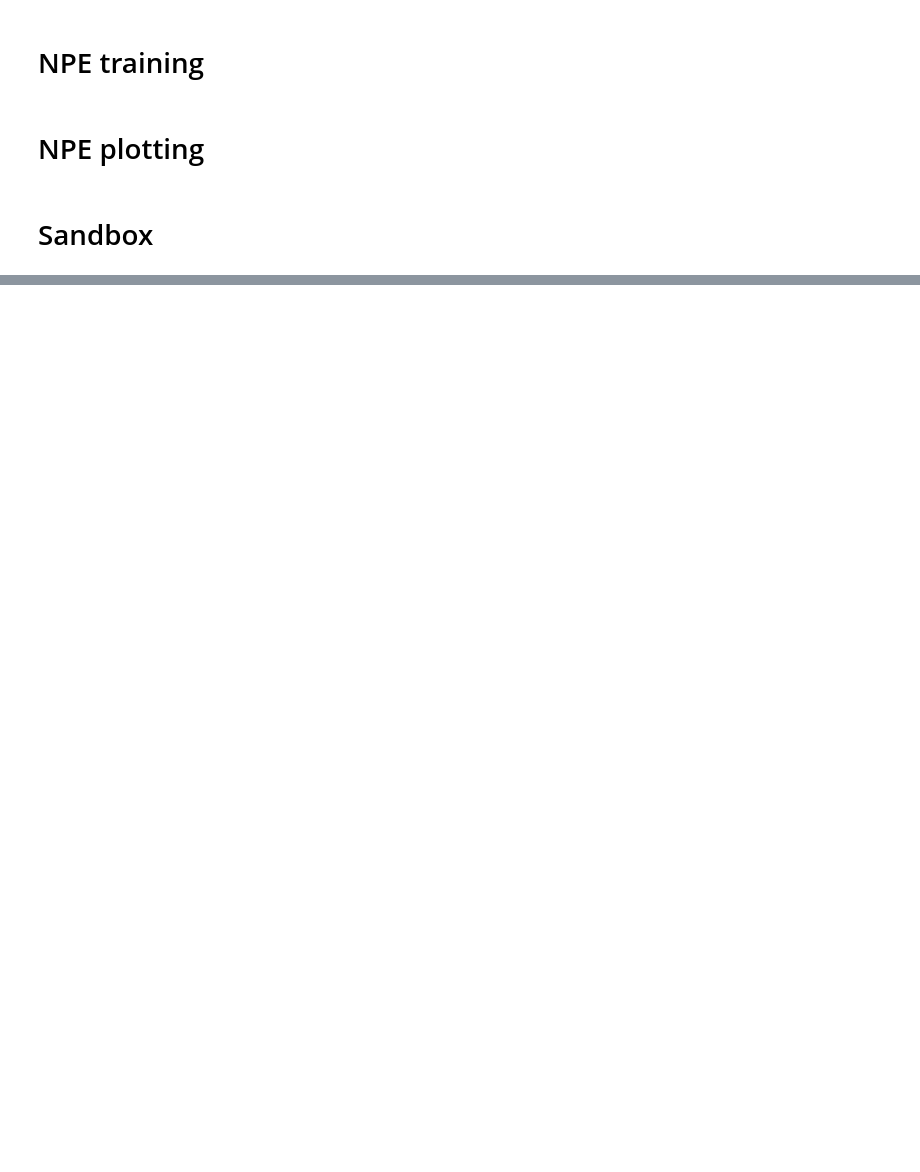
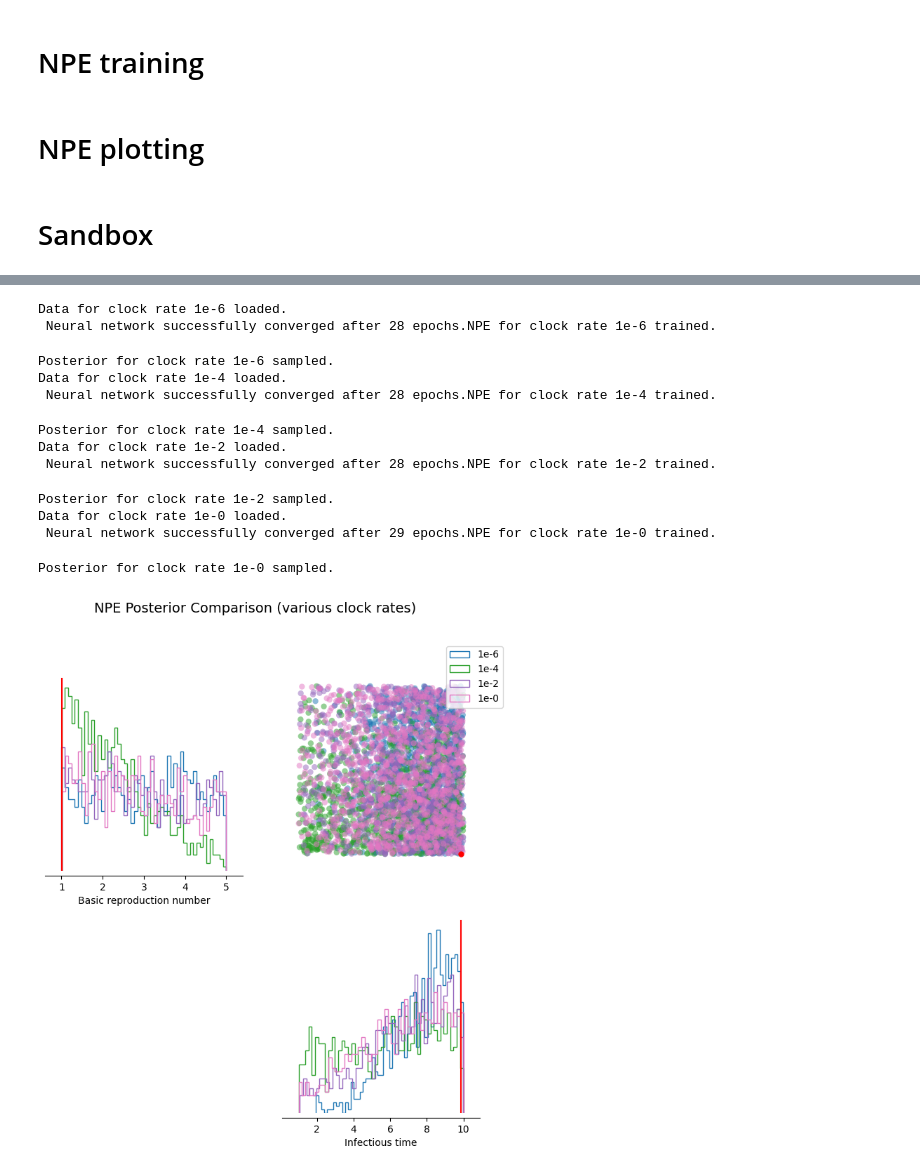
Before and after one commit to vgarot/sbi-hackathon-2026, a Jupyter notebook: models/sequence-alignments/gdoussonlys.ipynb, the cells around one changed output, grey strips where cells are left out. Cells and saved outputs as stored; diff of their text form; code cells hidden in the pictures; blank space fills up the shorter version.

```diff
--- a/models/sequence-alignments/gdoussonlys.ipynb
+++ b/models/sequence-alignments/gdoussonlys.ipynb
@@ -120 +164,17 @@ def compare_npe(clock_rates, sample_size=10_000, embedding=False):
+# %%
+compare_npe([6, 4, 2, 0])
+# %% [output]
+Data for clock rate 1e-6 loaded.
+ Neural network successfully converged after 28 epochs.NPE for clock rate 1e-6 trained.
+Posterior for clock rate 1e-6 sampled.
+Data for clock rate 1e-4 loaded.
+ Neural network successfully converged after 28 epochs.NPE for clock rate 1e-4 trained.
+Posterior for clock rate 1e-4 sampled.
+Data for clock rate 1e-2 loaded.
+ Neural network successfully converged after 28 epochs.NPE for clock rate 1e-2 trained.
+Posterior for clock rate 1e-2 sampled.
+Data for clock rate 1e-0 loaded.
+ Neural network successfully converged after 29 epochs.NPE for clock rate 1e-0 trained.
+Posterior for clock rate 1e-0 sampled.
+[figure, added]
 # %%
```
Also changed, not shown: parts of 7 cells of this notebook.
